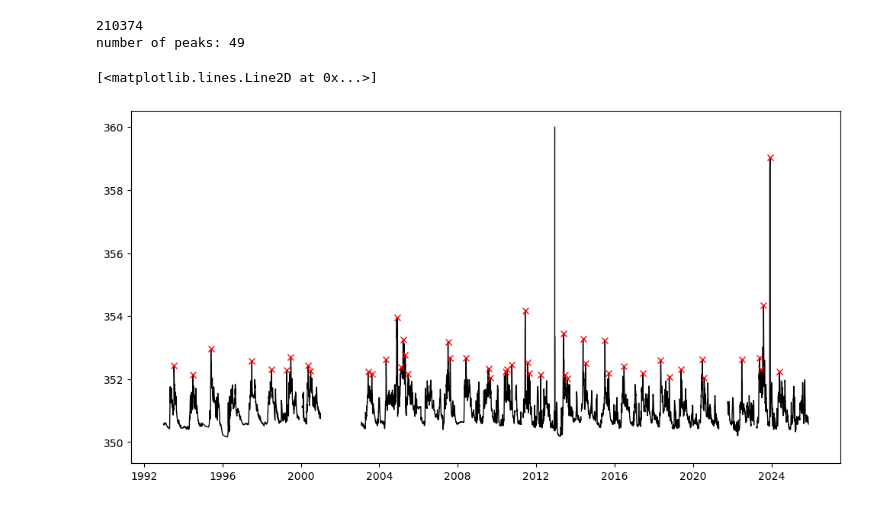
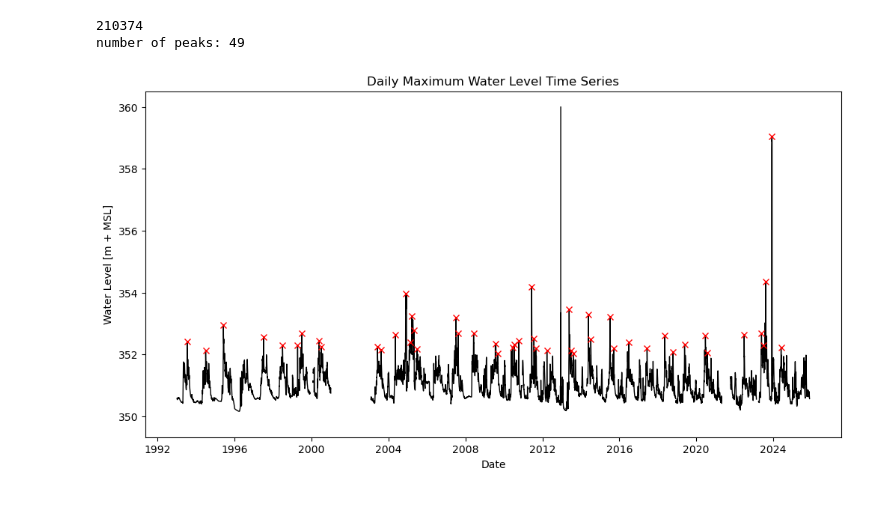
Before and after one commit to maxblw/CEGM2005_glommaproject, a Jupyter notebook: Data_analysis/Waterlevel_analysis.ipynb, the cells around one changed output. Drawn from its saved outputs; the diff is of its cells as text; code cells hidden in the pictures.

Commit message:
added discharge analysis and partial temperature analysis and figures

```diff
--- a/Data_analysis/Waterlevel_analysis.ipynb
+++ b/Data_analysis/Waterlevel_analysis.ipynb
@@ -20,8 +20,12 @@ number of peaks: 49
 # %%
 fig, ax = plt.subplots(figsize=(12, 6))
 ax.plot(df["Tidspunkt"], df["Vannstand (m)"], label="Water Level", color='black', lw=1)
 ax.plot(df["Tidspunkt"].iloc[peaks[0]], exceedances, "x", label="Peaks", color='red')
+ax.set_title("Daily Maximum Water Level Time Series")
+ax.set_xlabel("Date")
+ax.set_ylabel("Water Level [m + MSL]")
+
+plt.savefig("..\\Figures\\Waterlevel_analysis_timeseries.png", dpi=300)
 # %% [output]
-[<matplotlib.lines.Line2D at 0x...>]
-[figure, old version]
+[figure, new version]
 # %%
```
Also changed, not shown: parts of 1 cell of this notebook, 9 other files.
